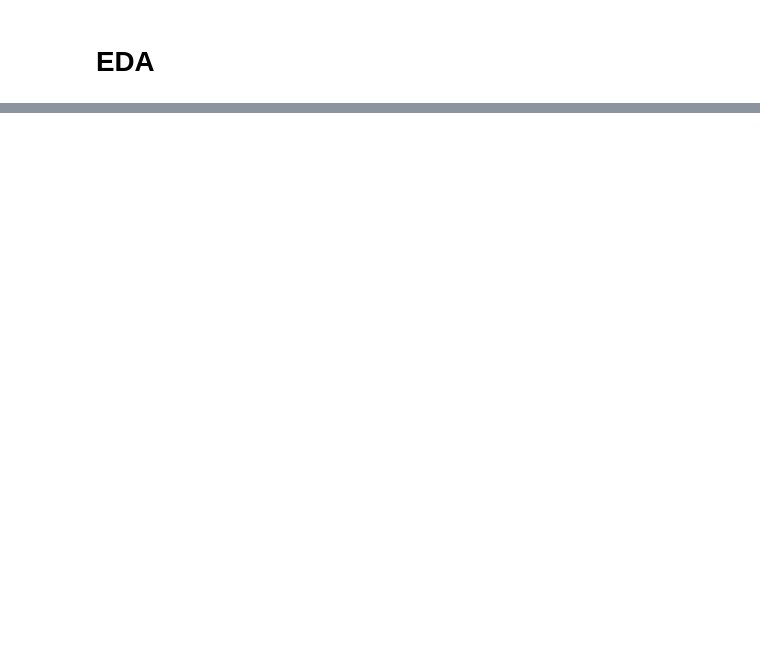
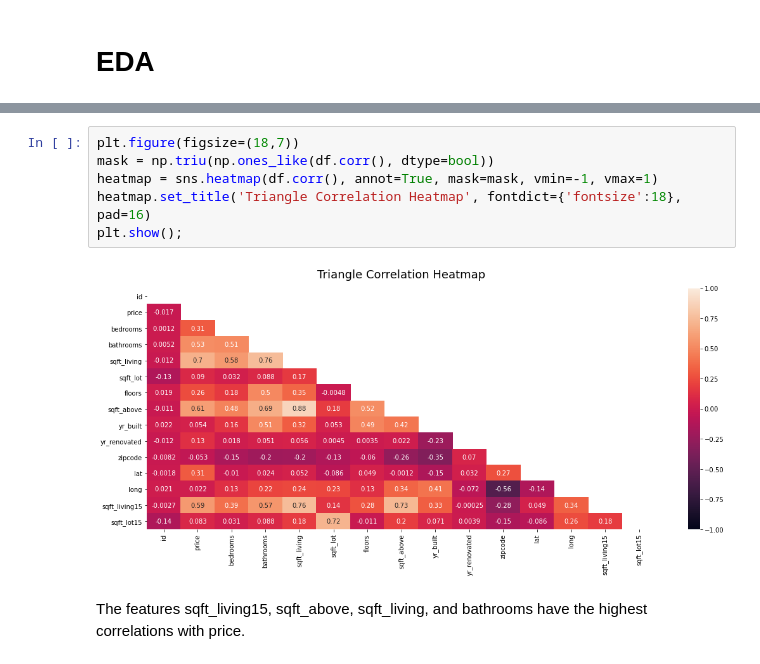
Before and after one commit to tweatherfordk/Linear-Regression-Housing-Model, a Jupyter notebook: Trystan/Kings County EDA.ipynb, the cells around one changed output, grey strips where cells are left out. Saved outputs shown, nothing was run; the diff lists cells and outputs as text; blank space fills up the shorter version.

```diff
--- a/Trystan/Kings County EDA.ipynb
+++ b/Trystan/Kings County EDA.ipynb
@@ -22,0 +42,10 @@ df
+# %%
+plt.figure(figsize=(18,7))
+mask = np.triu(np.ones_like(df.corr(), dtype=bool))
+heatmap = sns.heatmap(df.corr(), annot=True, mask=mask, vmin=-1, vmax=1)
+heatmap.set_title('Triangle Correlation Heatmap', fontdict={'fontsize':18}, pad=16)
+plt.show();
+# %% [output]
+[figure, added]
+# %% [markdown]
+The features sqft_living15, sqft_above, sqft_living, and bathrooms have the highest correlations with price.
```
Also changed, not shown: parts of 12 cells of this notebook.
